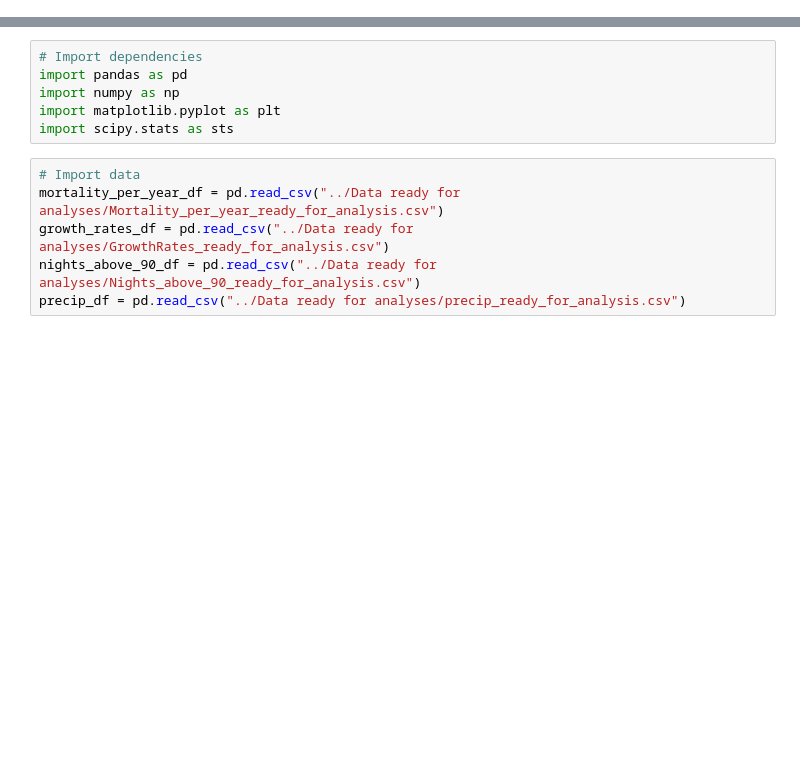
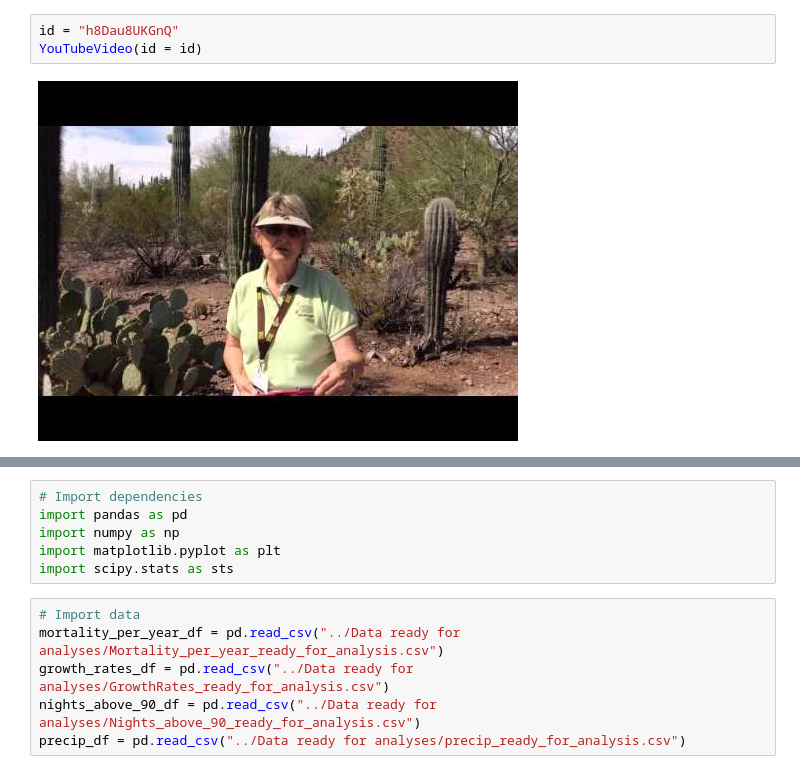
Before and after one commit to mfahey312/SaguaroProject, a Jupyter notebook: Final/Jupyter notebooks/Analysis.ipynb, the cells around one changed output, grey strips where cells are left out. Saved outputs shown, nothing was run; the diff lists cells and outputs as text; blank space fills up the shorter version.

```diff
--- a/Final/Jupyter notebooks/Analysis.ipynb
+++ b/Final/Jupyter notebooks/Analysis.ipynb
@@ -3 +13,6 @@
+# %%
+id = "h8Dau8UKGnQ"
+YouTubeVideo(id = id)
+# %% [output]
+[figure, added]
 # %% [markdown]
```
Also changed, not shown: parts of 4 cells of this notebook.
